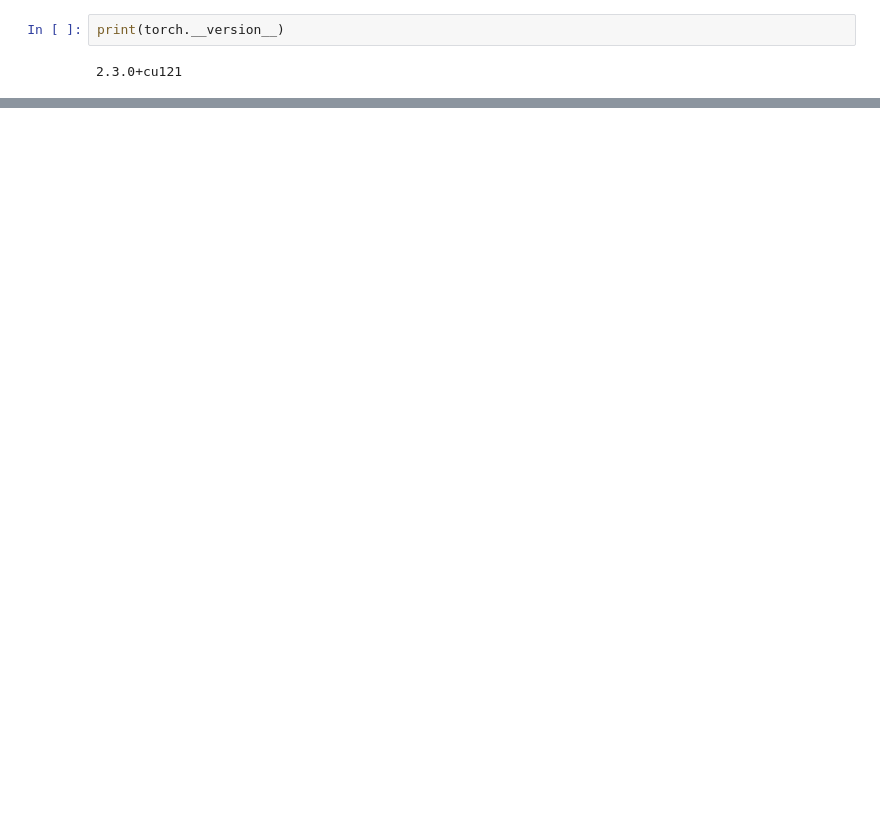
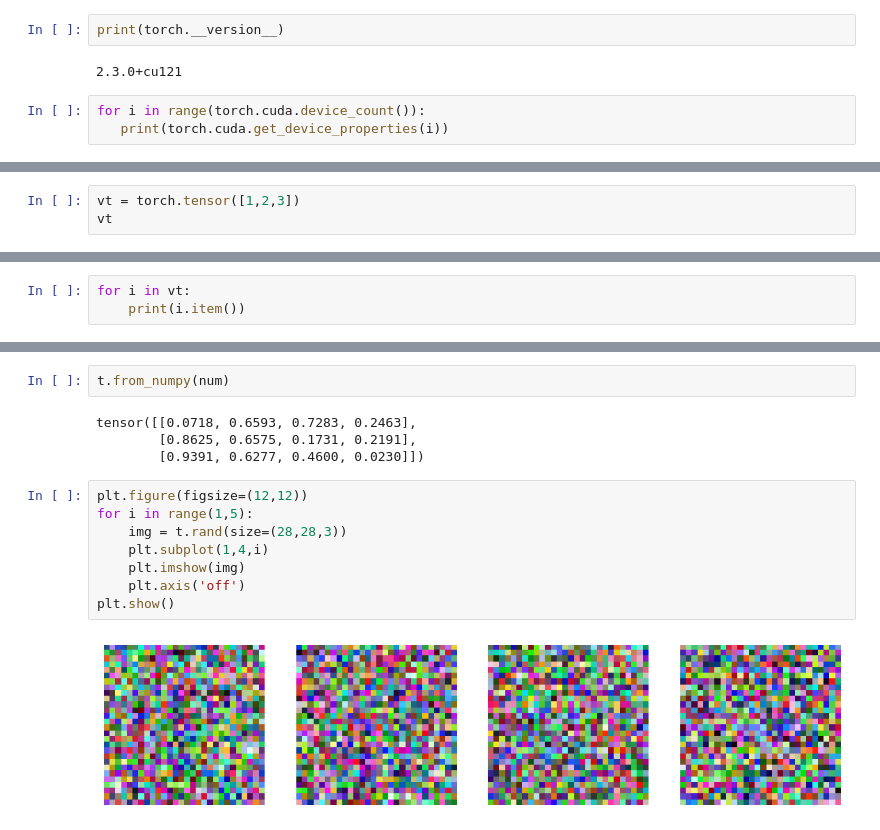
Before and after one commit to Dhamu785/AI-scratch, a Jupyter notebook: PyTorch/00__Fundamentals.ipynb, the cells around one changed output, grey strips where cells are left out. Drawn from its saved outputs; the diff is of its cells as text; blank space fills up the shorter version.

```diff
--- a/PyTorch/00__Fundamentals.ipynb
+++ b/PyTorch/00__Fundamentals.ipynb
@@ -45,3 +31,6 @@ import matplotlib.pyplot as plt
 print(torch.__version__)
 # %% [output]
 2.3.0+cu121
+# %%
+for i in range(torch.cuda.device_count()):
+   print(torch.cuda.get_device_properties(i))
@@ -47,0 +75,3 @@ print(torch.__version__)
+# %%
+vt = torch.tensor([1,2,3])
+vt
@@ -47,0 +88,3 @@ print(torch.__version__)
+# %%
+for i in vt:
+    print(i.item())
@@ -47,0 +179,16 @@ print(torch.__version__)
+# %%
+t.from_numpy(num)
+# %% [output]
+tensor([[0.0718, 0.6593, 0.7283, 0.2463],
+        [0.8625, 0.6575, 0.1731, 0.2191],
+        [0.9391, 0.6277, 0.4600, 0.0230]])
+# %%
+plt.figure(figsize=(12,12))
+for i in range(1,5):
+    img = t.rand(size=(28,28,3))
+    plt.subplot(1,4,i)
+    plt.imshow(img)
+    plt.axis('off')
+plt.show()
+# %% [output]
+[figure, added]
```
Also changed, not shown: parts of 102 cells of this notebook.
